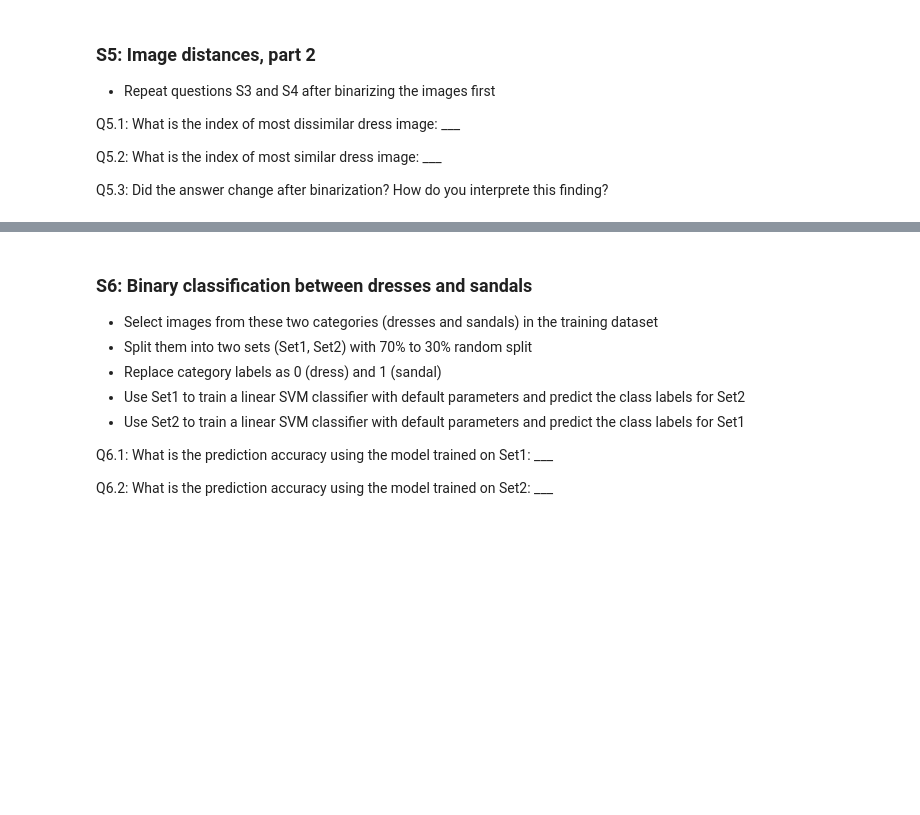
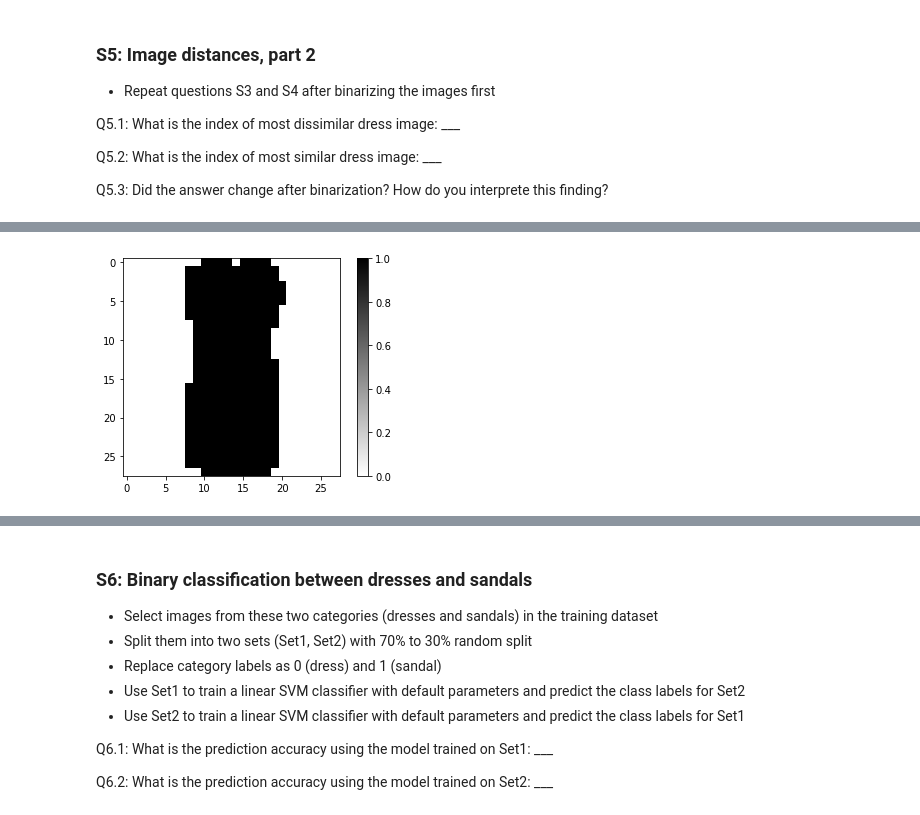
Before and after one commit to johnatawnclementawn/RemoteSensing_650_HW, a Jupyter notebook: HW1/MUSA650_Spring2022_HW1.ipynb, the cells around one changed output, grey strips where cells are left out. Drawn from its saved outputs; the diff is of its cells as text; code cells hidden in the pictures; blank space fills up the shorter version.

```diff
--- a/HW1/MUSA650_Spring2022_HW1.ipynb
+++ b/HW1/MUSA650_Spring2022_HW1.ipynb
@@ -283,9 +287,9 @@ plt.show()
 # %%
 # Binarize test dresses
-XX = dftest.iloc[:,1:].values
-yy = dftest.iloc[:,0].values
-dressesTrain =  np.where(yy == 3)[0]
+XX_test = dftest.iloc[:,1:].values
+yy_test = dftest.iloc[:,0].values
+dressesTest =  np.where(yy_test == 3)[0]
 
 
-bnDressesTest = np.where(XX[dressesTrain] > 0, 1, 0) # Binarize values <= 0 into 0, anything > 1 = 0
+bnDressesTest = np.where(XX_test[dressesTest] > 0, 1, 0) # Binarize values <= 0 into 0, anything > 1 = 0
 # %%
@@ -306,0 +311,5 @@ vizIndvImg(calcMean(pd.DataFrame(bnDressesTrain)))
+# %%
+# Mean of test binary dresses
+vizIndvImg(calcMean(pd.DataFrame(bnDressesTest)))
+# %% [output]
+[figure, added]
```
Also changed, not shown: parts of 12 cells of this notebook.
